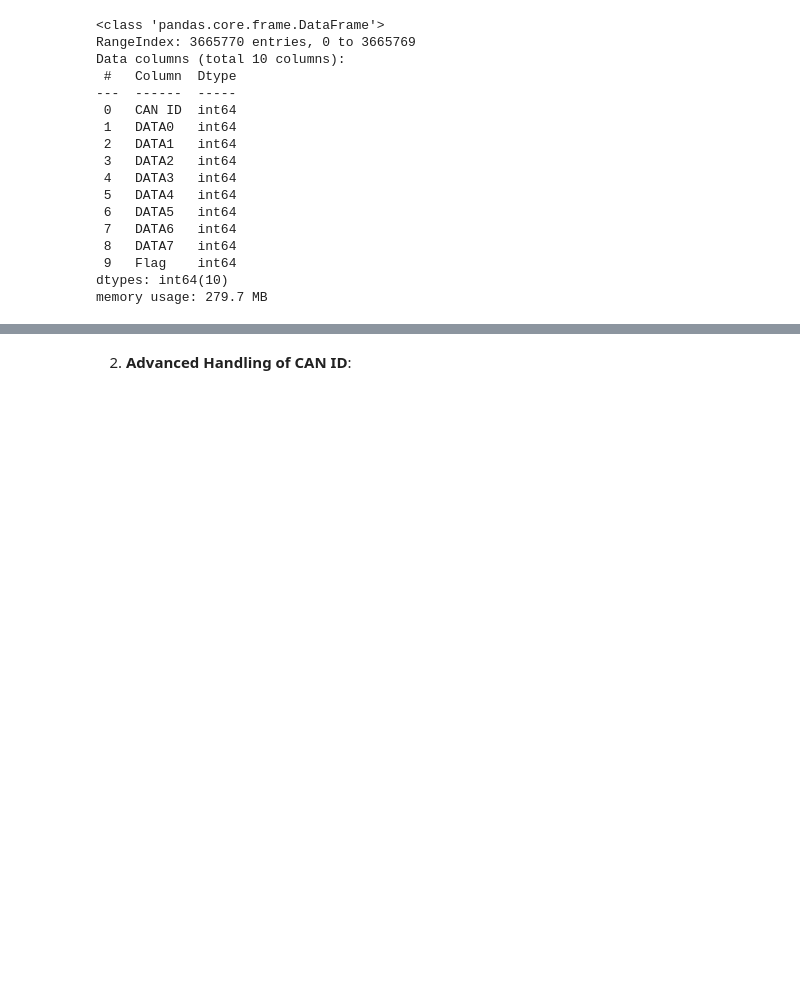
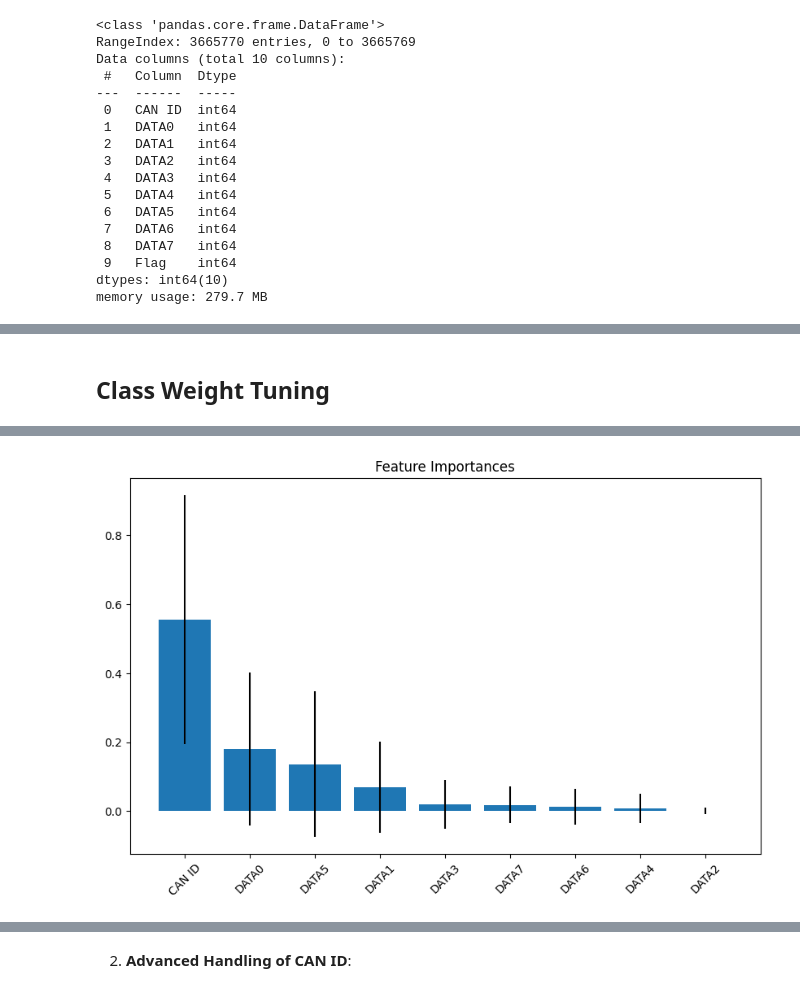
Before and after one commit to pranav-k-jha/kaggle-notebooks, a Jupyter notebook: cav-ml-prediction-model.ipynb, the cells around one changed output, grey strips where cells are left out. Saved outputs shown, nothing was run; the diff lists cells and outputs as text; code cells hidden in the pictures; blank space fills up the shorter version.

```diff
--- a/cav-ml-prediction-model.ipynb
+++ b/cav-ml-prediction-model.ipynb
@@ -398,0 +515,70 @@ plt.show()
+# %% [markdown]
+## Class Weight Tuning
+# %%
+import pandas as pd
+import numpy as np
+from sklearn.model_selection import train_test_split
+from sklearn.ensemble import RandomForestClassifier
+from sklearn.metrics import classification_report, accuracy_score, confusion_matrix, roc_auc_score
+import matplotlib.pyplot as plt
+
+# Load data
+df = df_9.copy()
+
+# 1. Preprocessing
+# Convert CAN ID to categorical (important for tree models)
+df['CAN ID'] = df['CAN ID'].astype('category')
+
+# 2. Split data
+X = df.drop('Flag', axis=1)
+y = df['Flag']
+
+# Stratified split to maintain class balance
+X_train, X_test, y_train, y_test = train_test_split(
+    X, y,
+    test_size=0.2,
+    stratify=y,
+    random_state=42
+)
+
+# 3. Manually calculate class weights based on the exact class ratio (~5.24:1)
+ratio = 3_078_250 / 587_521  # approximately 5.24
+class_weights = {0: 1, 1: ratio}  # Assign higher weight to minority class
+
+# 4. Initialize Random Forest with manually calculated class weights
+rf = RandomForestClassifier(
+    n_estimators=100,
+    class_weight=class_weights,  # using manual weights instead of 'balanced'
+    max_depth=10,                # Prevent overfitting
+    n_jobs=-1,                   # Use all available cores
+    random_state=42
+)
+
+# 5. Train the model
+rf.fit(X_train, y_train)
+
+# 6. Evaluate the model
+y_pred = rf.predict(X_test)
+y_proba = rf.predict_proba(X_test)[:, 1]
+
+print("Accuracy:", accuracy_score(y_test, y_pred))
+print("Confusion Matrix:\n", confusion_matrix(y_test, y_pred))
+print("Classification Report:\n", classification_report(y_test, y_pred))
+print(f"\nROC AUC Score: {roc_auc_score(y_test, y_proba):.4f}")
+
+# 7. Feature Importance
+features = X.columns
+importances = rf.feature_importances_
+std = np.std([tree.feature_importances_ for tree in rf.estimators_], axis=0)
+
+# Create DataFrame for feature importances
+fi_df = pd.DataFrame({'Feature': features, 'Importance': importances, 'Std': std})
+fi_df = fi_df.sort_values('Importance', ascending=False)
+
+# Plot feature importances
+plt.figure(figsize=(10, 6))
+plt.title("Feature Importances")
+plt.bar(fi_df['Feature'], fi_df['Importance'], yerr=fi_df['Std'])
+plt.xticks(rotation=45)
+plt.show()
+# %% [output]
@@ -398,0 +602 @@ plt.show()
+[figure, added]
```
Also changed, not shown: parts of 20 cells of this notebook.
